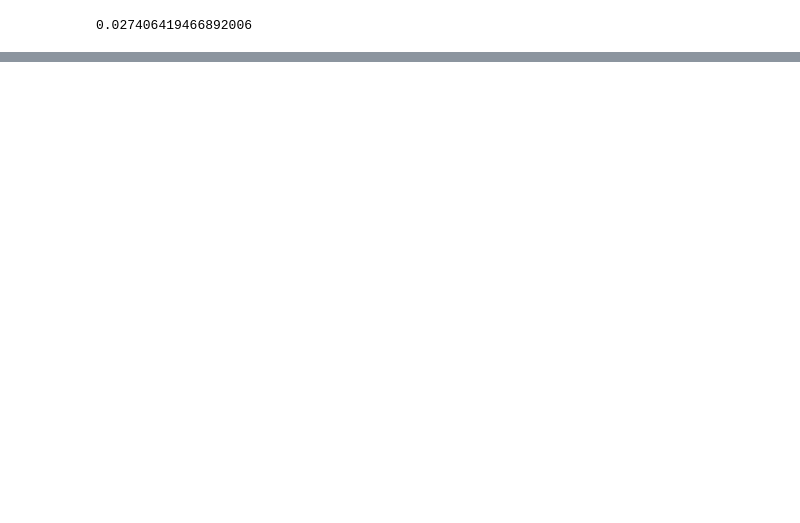
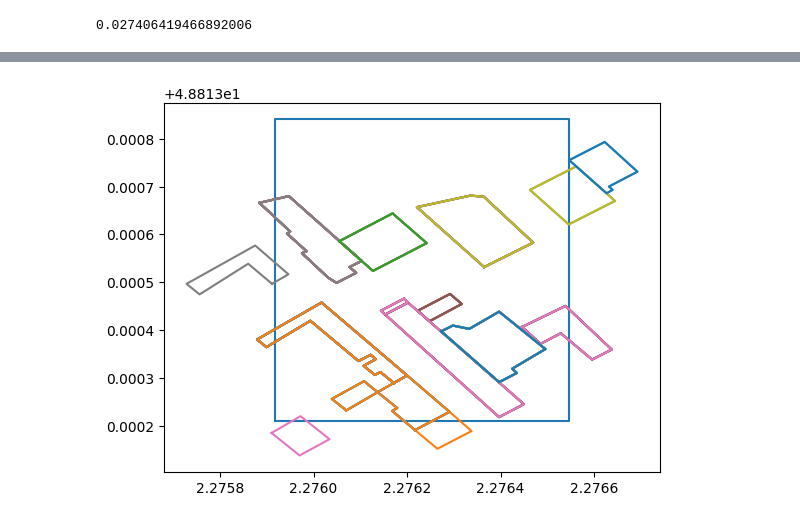
Before and after one commit to b-fa-ce/future_proofing_cities, a Jupyter notebook: notebooks/pixel_data.ipynb, the cells around one changed output, grey strips where cells are left out. Drawn from its saved outputs; the diff is of its cells as text; code cells hidden in the pictures; blank space fills up the shorter version.

```diff
--- a/notebooks/pixel_data.ipynb
+++ b/notebooks/pixel_data.ipynb
@@ -48,6 +66,15 @@ def get_building_clipped_area(building, clip, pixel):
     clipped = clip(pixel, building_coords)
     pgon = Polygon(clipped)
     return pgon.area
+# %%
+def is_building_inside(building_coords, pixel):
+    inside=True
+    for coord in building_coords:
+        if pixel[0][0] < coord[0] < pixel[2][0] and pixel[0][1] < coord[1] < pixel[1][1]:
+            pass
+        else:
+            inside = False
+    return inside
 # %%
 def get_building_coverage(buildings, clip, pixel):
     separate_areas = []
@@ -139,0 +180,10 @@ building_densities
+# %%
+def get_matching_buildings(buildings, pixel):
+    local_buildings = []
+    for building in buildings:
+        coords = building[1]
+        for point in coords:
+            if pixel[0][0] < point[0] < pixel[2][0] and pixel[0][1] < point[1] < pixel[1][1]:
+                local_buildings.append(building)
+                continue
+    return local_buildings
@@ -139,0 +192,18 @@ building_densities
+# %%
+def split_x_y(coords):
+    x = []
+    y = []
+    for coord in coords:
+        x.append(coord[0])
+        y.append(coord[1])
+    return x, y
+# %%
+def plot_buildings_pixel(buildings, pixel):
+    pixel_returning = pixel.copy()
+    pixel_returning.append(pixel[0])
+    x, y = split_x_y(pixel_returning)
+    plt.plot(x, y)
+    for building in buildings:
+        building_coords = building[1]
+        x, y = split_x_y(building_coords)
+        plt.plot(x, y)
@@ -139,0 +225,9 @@ building_densities
+# %%
+test_pixel = paris_df['test'][20]
+matching_buildings3 = get_matching_buildings(paris_buildings, test_pixel)
+plot_buildings_pixel(matching_buildings3, test_pixel)
+building_density = get_building_coverage(paris_buildings, clip, test_pixel)
+plt.title(f"Building density of pixel is: {round(building_density, 3)}")
+plt.show;
+# %% [output]
+[figure, added]
```
Also changed, not shown: parts of 18 cells of this notebook, 2 other files.
